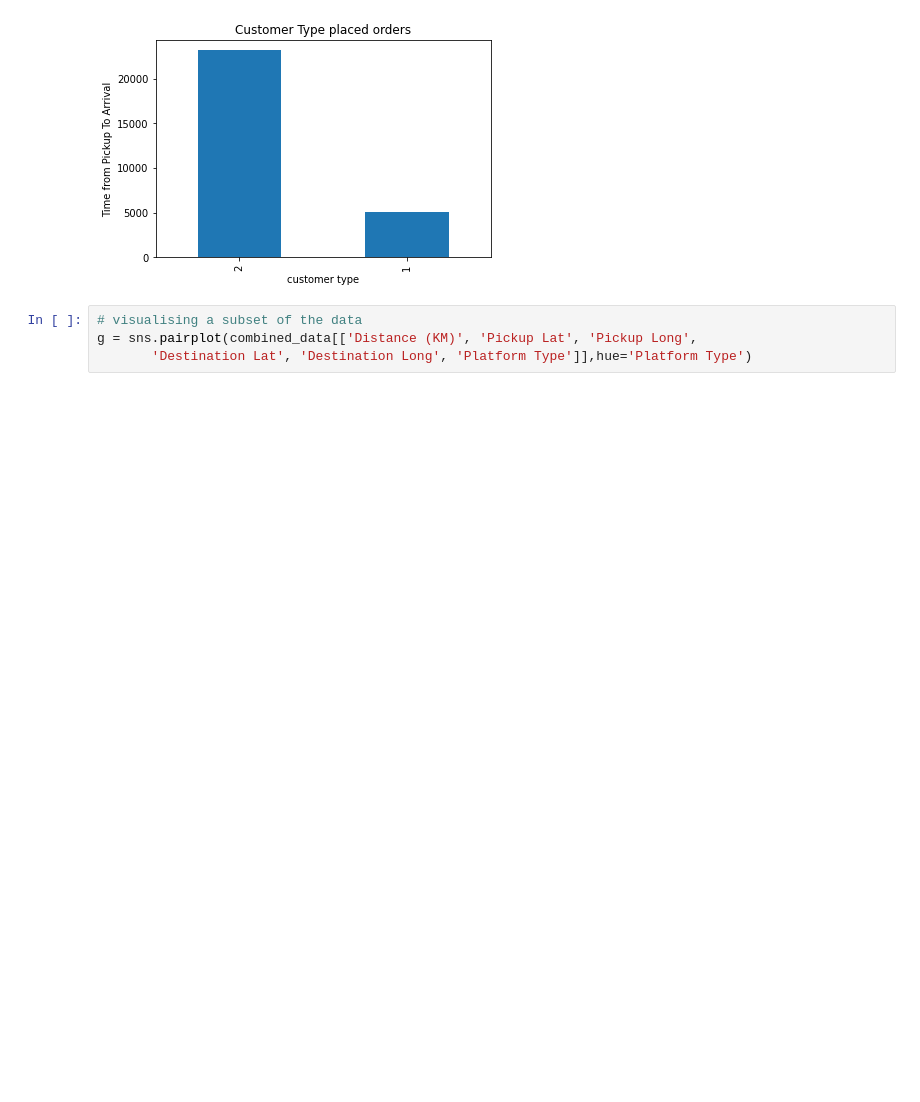
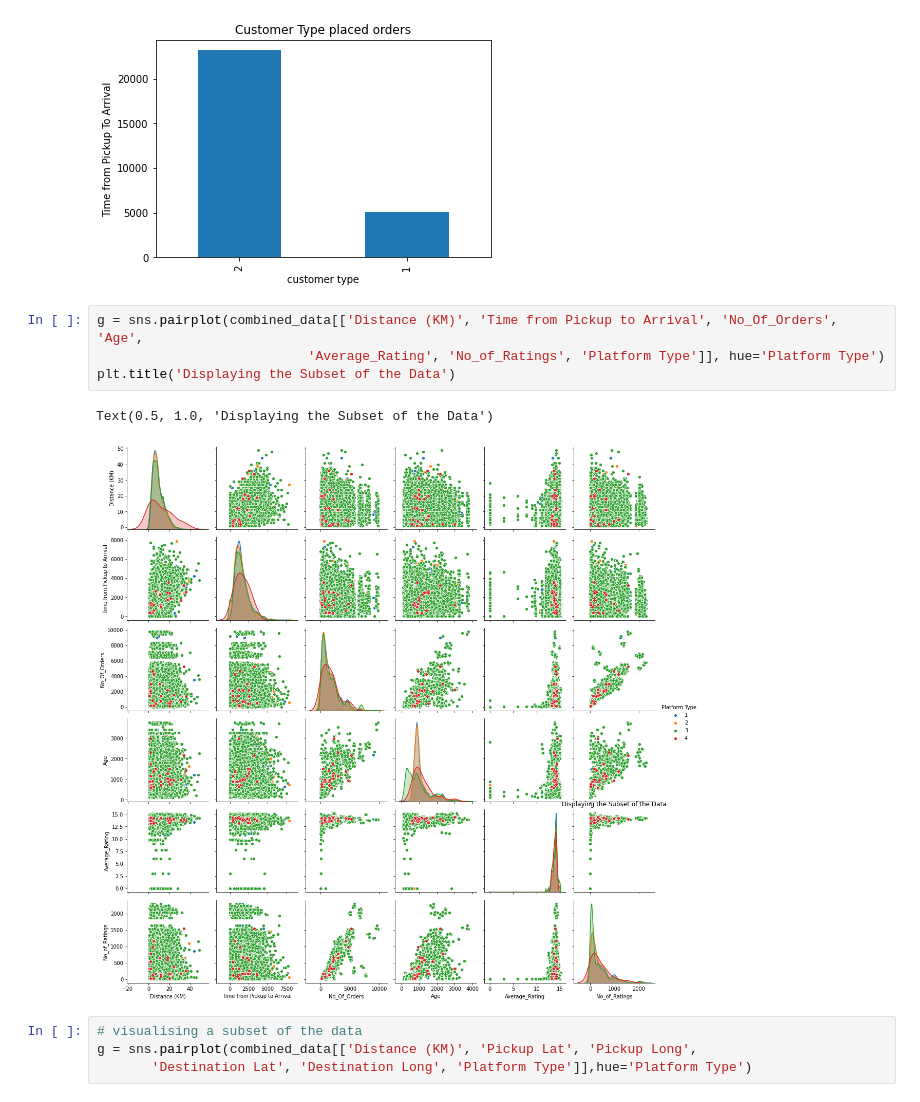
Before and after one commit to 0731325603/regression-predict-api-template, a Jupyter notebook: regression_notebook.ipynb, the cells around one changed output. Drawn from its saved outputs; the diff is of its cells as text; blank space fills up the shorter version.

```diff
--- a/regression_notebook.ipynb
+++ b/regression_notebook.ipynb
@@ -354,6 +354,13 @@ plt.title('Customer Type placed orders')
 plt.show()
 # %% [output]
 [figure]
+# %%
+g = sns.pairplot(combined_data[['Distance (KM)', 'Time from Pickup to Arrival', 'No_Of_Orders', 'Age',
+                           'Average_Rating', 'No_of_Ratings', 'Platform Type']], hue='Platform Type')
+plt.title('Displaying the Subset of the Data')
+# %% [output]
+Text(0.5, 1.0, 'Displaying the Subset of the Data')
+[figure, added]
 # %%
 # visualising a subset of the data
 g = sns.pairplot(combined_data[['Distance (KM)', 'Pickup Lat', 'Pickup Long',
```
